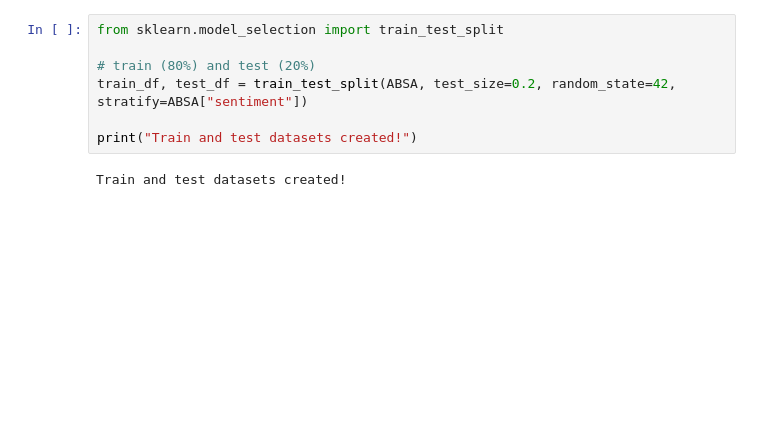
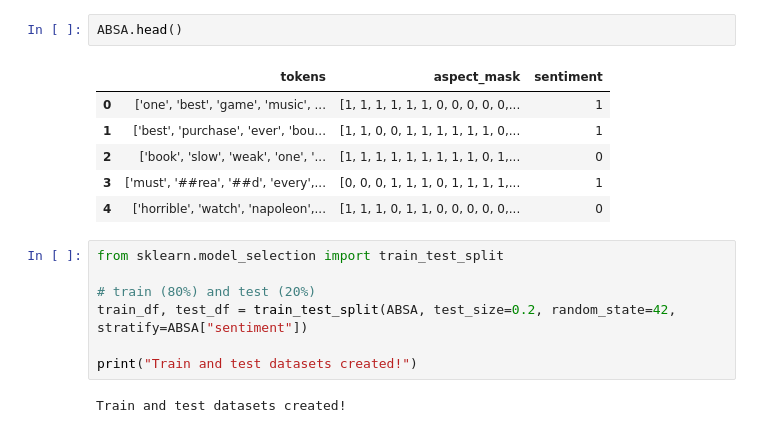
Before and after one commit to GinuraAdikari/InsightHive, a Jupyter notebook: Model_ABSA_DataSet2.ipynb, the cells around one changed output. Saved outputs shown, nothing was run; the diff lists cells and outputs as text; blank space fills up the shorter version.

Commit message:
Get Aspect based Sentiment

```diff
--- a/Model_ABSA_DataSet2.ipynb
+++ b/Model_ABSA_DataSet2.ipynb
@@ -19,3 +17,12 @@ Please note that authentication is recommended but still optional to access publ
+# %%
+ABSA.head()
+# %% [output]
+|  | tokens | aspect_mask | sentiment |
+| 0 | ['one', 'best', 'game', 'music', ... | [1, 1, 1, 1, 1, 1, 0, 0, 0, 0, 0,... | 1 |
+| 1 | ['best', 'purchase', 'ever', 'bou... | [1, 1, 0, 0, 1, 1, 1, 1, 1, 1, 0,... | 1 |
+| 2 | ['book', 'slow', 'weak', 'one', '... | [1, 1, 1, 1, 1, 1, 1, 1, 1, 0, 1,... | 0 |
+| 3 | ['must', '##rea', '##d', 'every',... | [0, 0, 0, 1, 1, 1, 0, 1, 1, 1, 1,... | 1 |
+| 4 | ['horrible', 'watch', 'napoleon',... | [1, 1, 1, 0, 1, 1, 0, 0, 0, 0, 0,... | 0 |
 # %%
 from sklearn.model_selection import train_test_split
 
```
Also changed, not shown: parts of 8 cells of this notebook.
